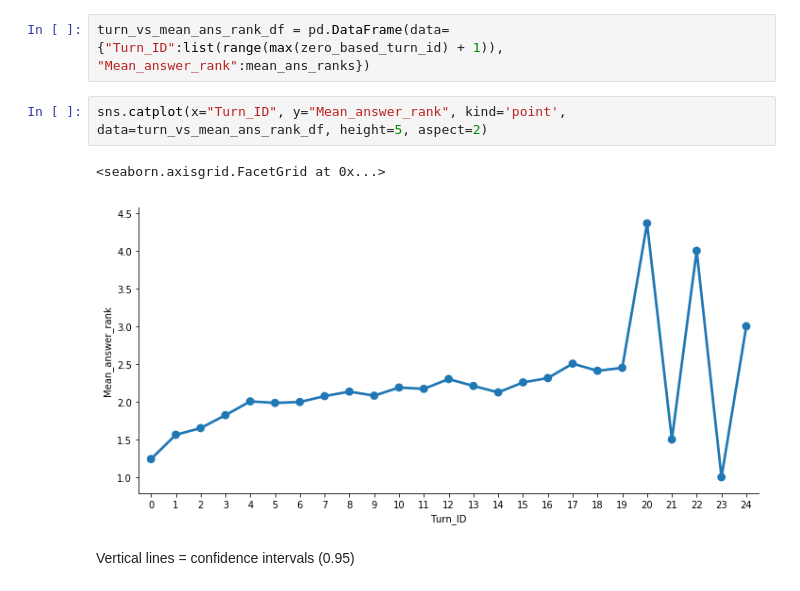
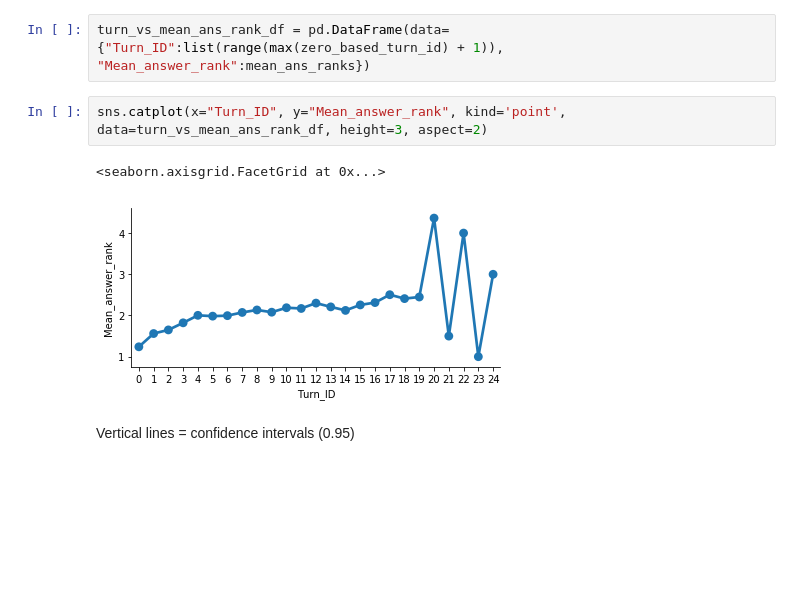
Before and after one commit to gpsbhargav/SequentialQA, a Jupyter notebook: best_models_and_predictions/answer_analysis.ipynb, the cells around one changed output. Drawn from its saved outputs; the diff is of its cells as text; blank space fills up the shorter version.

```diff
--- a/best_models_and_predictions/answer_analysis.ipynb
+++ b/best_models_and_predictions/answer_analysis.ipynb
@@ -176,10 +189,10 @@ for bucket in turn_id_buckets:
 # %%
 turn_vs_mean_ans_rank_df = pd.DataFrame(data={"Turn_ID":list(range(max(zero_based_turn_id) + 1)), "Mean_answer_rank":mean_ans_ranks})
 # %%
-sns.catplot(x="Turn_ID", y="Mean_answer_rank", kind='point', data=turn_vs_mean_ans_rank_df, height=5, aspect=2)
+sns.catplot(x="Turn_ID", y="Mean_answer_rank", kind='point', data=turn_vs_mean_ans_rank_df, height=3, aspect=2)
 # %% [output]
 <seaborn.axisgrid.FacetGrid at 0x...>
-[figure, old version]
+[figure, new version]
 # %% [markdown]
 Vertical lines = confidence intervals (0.95)
 # %%
```
Also changed, not shown: parts of 21 cells of this notebook, 4 other files.
